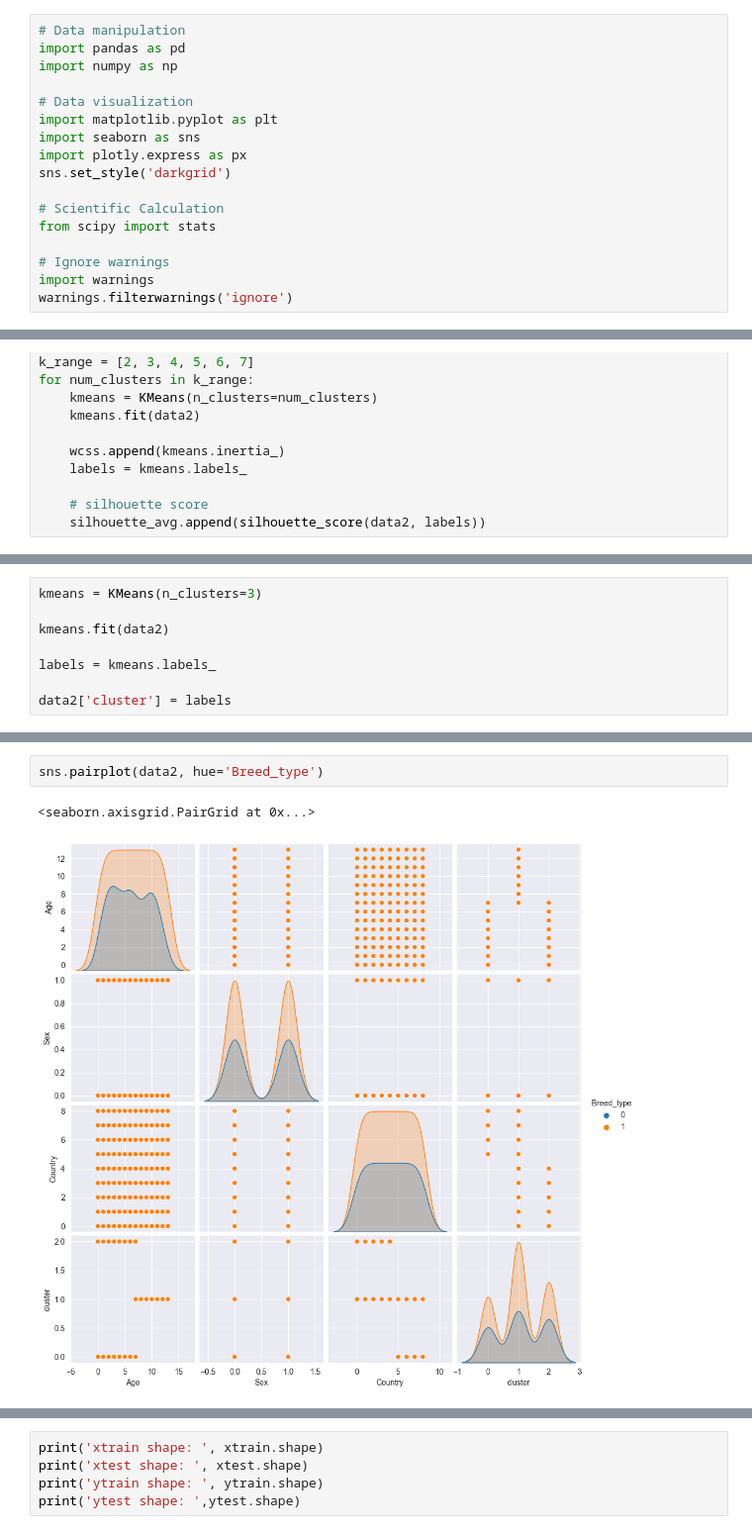
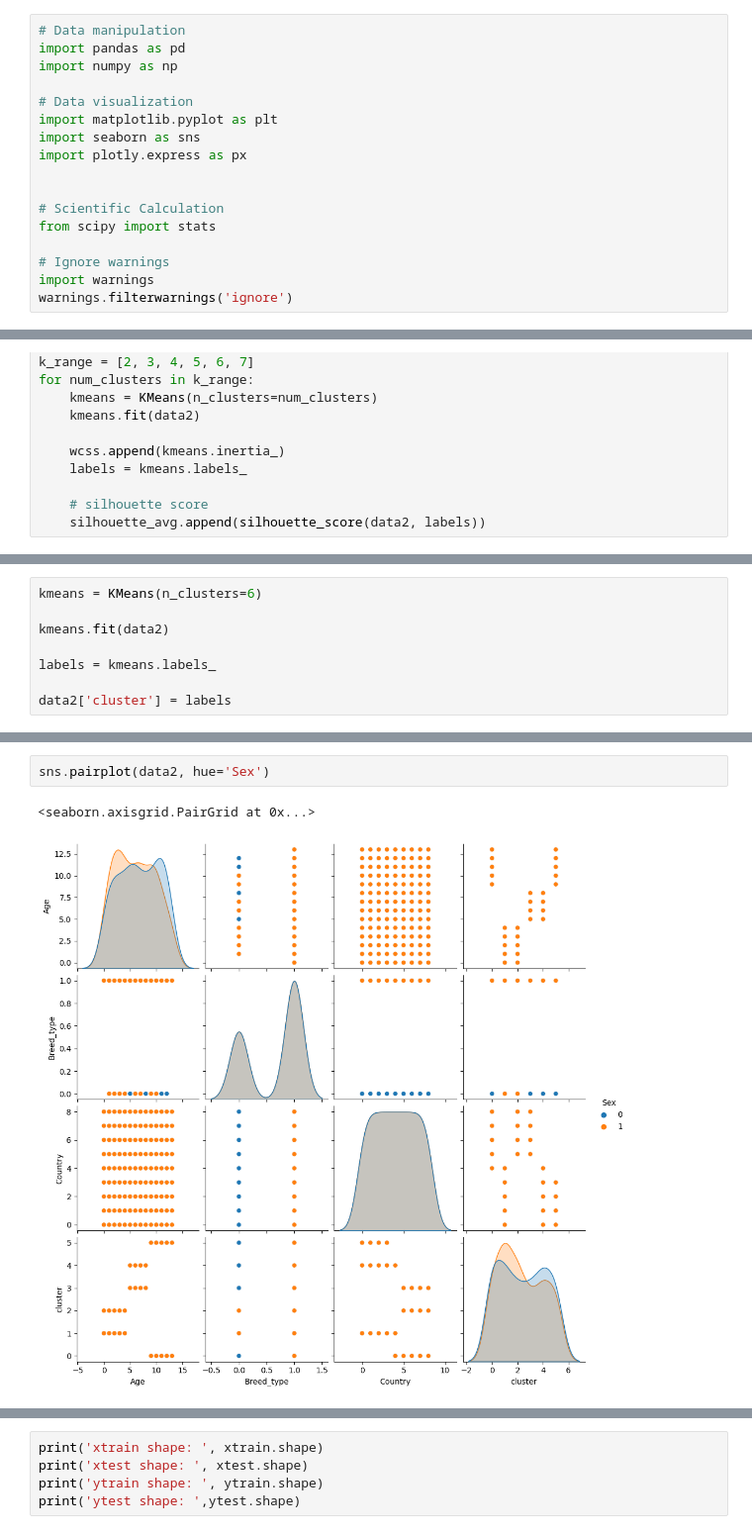
Before and after one commit to SwagAbyss/SwagML, a Jupyter notebook: Projects/Animals/animals.ipynb, the cells around one changed output, grey strips where cells are left out. Shown at 99% size. Saved outputs shown, nothing was run; the diff lists cells and outputs as text.

```diff
--- a/Projects/Animals/animals.ipynb
+++ b/Projects/Animals/animals.ipynb
@@ -9,7 +9,7 @@ import numpy as np
 import matplotlib.pyplot as plt
 import seaborn as sns
 import plotly.express as px
-sns.set_style('darkgrid')
+
 
 # Scientific Calculation
 from scipy import stats
@@ -387,5 +389,5 @@ plt.show()
 # %%
-kmeans = KMeans(n_clusters=3)
+kmeans = KMeans(n_clusters=6)
 
 kmeans.fit(data2)
 
@@ -404,7 +406,7 @@ data2.head()
 # %%
-sns.pairplot(data2, hue='Breed_type')
+sns.pairplot(data2, hue='Sex')
 # %% [output]
 <seaborn.axisgrid.PairGrid at 0x...>
-[figure, old version]
+[figure, new version]
 # %%
 # Splitting the dataset into target and features
```
Also changed, not shown: parts of 21 cells of this notebook, 1 other file.
